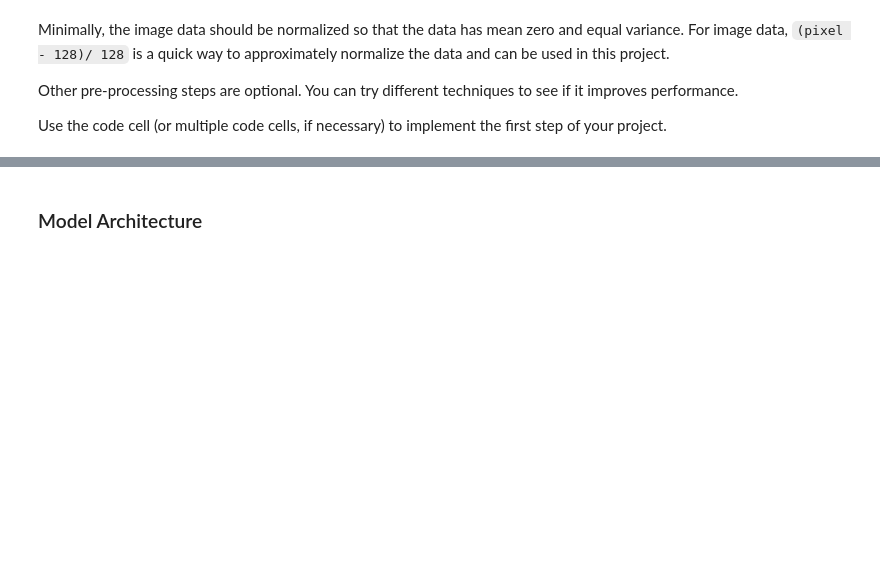
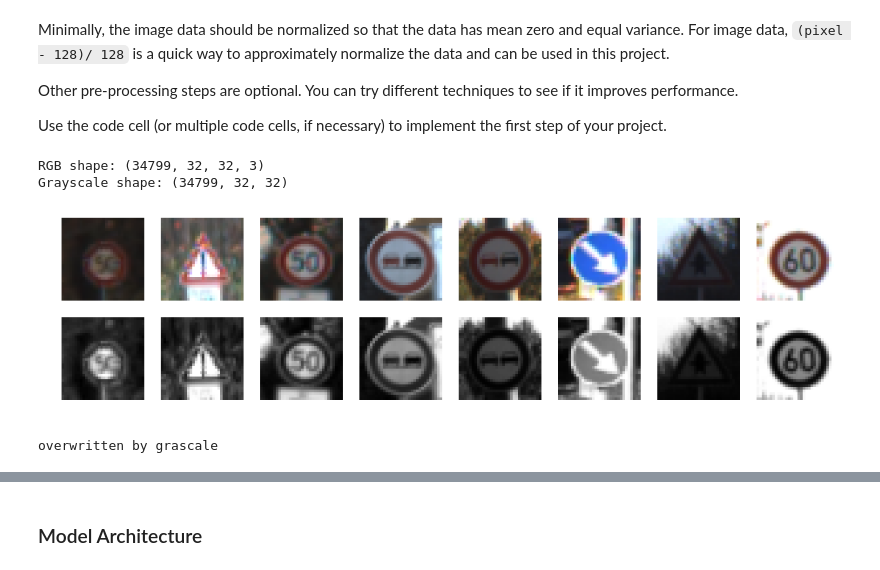
Before and after one commit to kei-sato/CarND-Traffic-Sign-Classifier-Project, a Jupyter notebook: Traffic_Sign_Classifier.ipynb, the cells around one changed output, grey strips where cells are left out. Drawn from its saved outputs; the diff is of its cells as text; code cells hidden in the pictures; blank space fills up the shorter version.

```diff
--- a/Traffic_Sign_Classifier.ipynb
+++ b/Traffic_Sign_Classifier.ipynb
@@ -142,0 +152,48 @@ if is_cpu:
+# %%
+import cv2
+
+X_train_gray = np.array([cv2.cvtColor(X, cv2.COLOR_BGR2GRAY) for X in X_train])
+X_valid_gray = np.array([cv2.cvtColor(X, cv2.COLOR_BGR2GRAY) for X in X_valid])
+X_test_gray = np.array([cv2.cvtColor(X, cv2.COLOR_BGR2GRAY) for X in X_test])
+
+print('RGB shape:', X_train.shape)
+print('Grayscale shape:', X_train_gray.shape)
+# %% [output]
+RGB shape: (34799, 32, 32, 3)
+Grayscale shape: (34799, 32, 32)
+# %%
+# RGB vs grayscale
+n_rows = 2
+n_cols = 8
+fig, axs = plt.subplots(n_rows,n_cols, figsize=(n_cols*2, n_rows*2))
+fig.subplots_adjust(hspace = 0.1)
+axs = axs.ravel()
+for j in range(0,n_rows,2):
+    for i in range(n_cols):
+        ri = random.randint(0, len(X_train))
+        index = i + j*n_cols
+
+        image = X_train[ri]
+        axs[index].axis('off')
+        axs[index].imshow(image)
+
+        # gray image
+        image = X_train_gray[ri].squeeze()
+
+        # put on to the next row
+        index += n_cols
+        axs[index].axis('off')
+        axs[index].imshow(image, cmap='gray')
+# %% [output]
+[figure, added]
+# %%
+X_train_origin = X_train
+X_valid_origin = X_valid
+X_test_origin = X_test
+
+X_train = X_train_gray
+X_valid = X_valid_gray
+X_test = X_test_gray
+print('overwritten by grascale')
+# %% [output]
+overwritten by grascale
```
Also changed, not shown: parts of 18 cells of this notebook.
